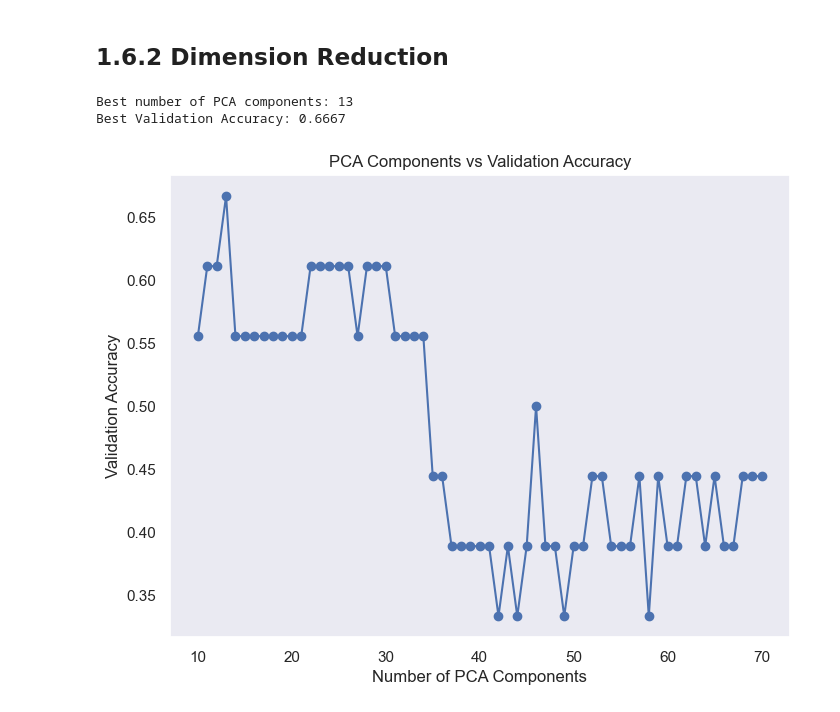
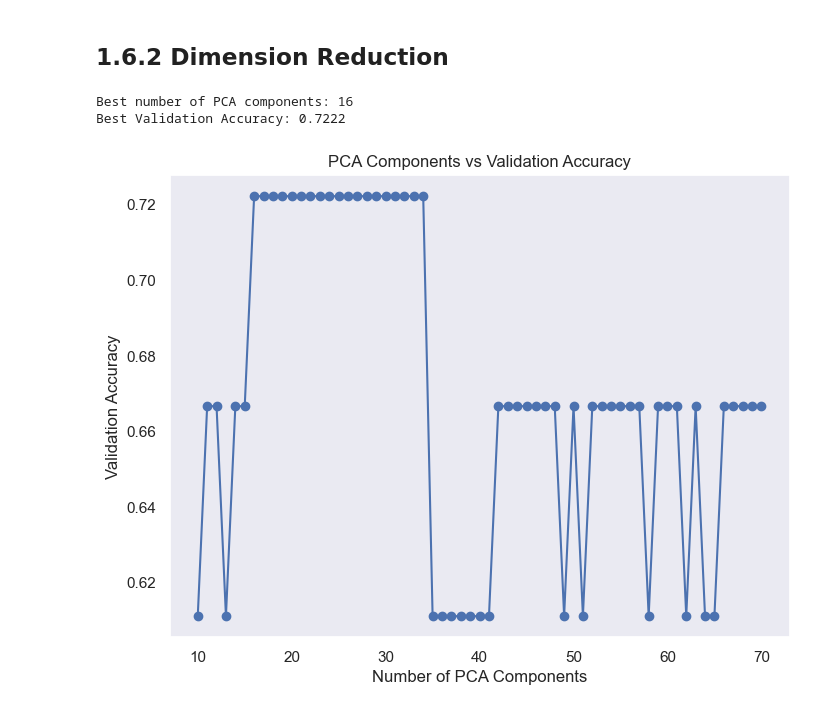
Before and after one commit to YuanshengZhou309/NSSP_Project2, a Jupyter notebook: Miniproject2-Part1-2.ipynb, the cells around one changed output. Drawn from its saved outputs; the diff is of its cells as text; code cells hidden in the pictures.

```diff
--- a/Miniproject2-Part1-2.ipynb
+++ b/Miniproject2-Part1-2.ipynb
@@ -493,0 +516,30 @@ Accuracy after feature selection (top 20 features): 0.8888888888888888
+# %%
+best_k = 24
+k_best = SelectKBest(mutual_info_classif, k=best_k)
+k_best.fit(X_train_z, y_train)
+
+# Transform the training and test datasets to only include the selected features.
+X_train_best = k_best.transform(X_train_z)
+X_test_best = k_best.transform(X_test_z)
+
+clf = GradientBoostingClassifier(n_estimators=200, max_depth=4, learning_rate=0.01, random_state=42, min_samples_split=2, min_samples_leaf=4)
+clf.fit(X_train_best, y_train)
+
+# Predict the labels for the test set using the trained model.
+y_pred = clf.predict(X_test_best)
+
+# Calculate the accuracy of the model with the selected features.
+# Accuracy is the ratio of correctly predicted instances to the total instances.
+accuracy = accuracy_score(y_test, y_pred)
+print(f"Accuracy score of a model with {k_features} best features: {accuracy}")
+acc_list.append(accuracy)
+
+# Create a confusion matrix to visualize the performance of the classification model.
+# The confusion matrix shows the true vs predicted labels.
+confmat = confusion_matrix(y_test, y_pred, normalize="true")
+
+# Plot the confusion matrix using a heatmap for better visualization.
+fig, ax = plt.subplots()
+sns.heatmap(confmat, annot=True, ax=ax)
+ax.set_ylabel("True label")
+# ax.set_xlabel("Predicted label")
@@ -498,6 +554,7 @@ from sklearn.decomposition import PCA
 from sklearn.ensemble import GradientBoostingClassifier
 from sklearn.metrics import accuracy_score
 import numpy as np
+from tqdm import tqdm
 
 # automatically find the best number of PCA components
 n_features = X_train_z.shape[1]  # total number of features
@@ -506,44 +563,44 @@ best_n_components = 0
 accuracies = []
 
 # test different number of components
-for n_components in range(10, n_features+1):  # components from 10 to n_features (inclusive)
+for n_components in tqdm(range(10, n_features+1)):  # components from 10 to n_features (inclusive)
     pca = PCA(n_components=n_components)
 
     # Use PCA to reduce the number of features
     X_train_pca = pca.fit_transform(X_train_z)
     X_val_pca = pca.transform(X_val_z)
 
     # train the model
-    clf_pca = GradientBoostingClassifier(n_estimators=200, max_depth=4, learning_rate=0.01, random_state=42)
+    clf_pca = GradientBoostingClassifier(n_estimators=200, max_depth=4, learning_rate=0.01, random_state=42, min_samples_split=2, min_samples_leaf=4)
     clf_pca.fit(X_train_pca, y_train)
 
     # evaluate the performance
     y_pred_pca = clf_pca.predict(X_val_pca)
     accuracy_pca = accuracy_score(y_val, y_pred_pca)
     accuracies.append(accuracy_pca)
 
     # record the best number of components and accuracy
     if accuracy_pca > best_accuracy:
         best_accuracy = accuracy_pca
         best_n_components = n_components
 
 # Best number of PCA components and accuracy
 print(f"Best number of PCA components: {best_n_components}")
 print(f"Best Validation Accuracy: {best_accuracy:.4f}")
 
 # Accuracy of visualization with different number of features
 
 plt.figure(figsize=(8, 6))
 plt.plot(range(10, n_features + 1), accuracies, marker='o')
 plt.xlabel('Number of PCA Components')
 plt.ylabel('Validation Accuracy')
 plt.title('PCA Components vs Validation Accuracy')
 plt.grid()
 plt.show()
 # %% [output]
-Best number of PCA components: 13
-Best Validation Accuracy: 0.6667
+Best number of PCA components: 16
+Best Validation Accuracy: 0.7222
-[figure, old version]
+[figure, new version]
 # %%
 # validation set cofusion matrix with the best number of components
 confmat = confusion_matrix(y_val, y_pred_pca, normalize="true")
```
Also changed, not shown: parts of 11 cells of this notebook, 1 other file.
